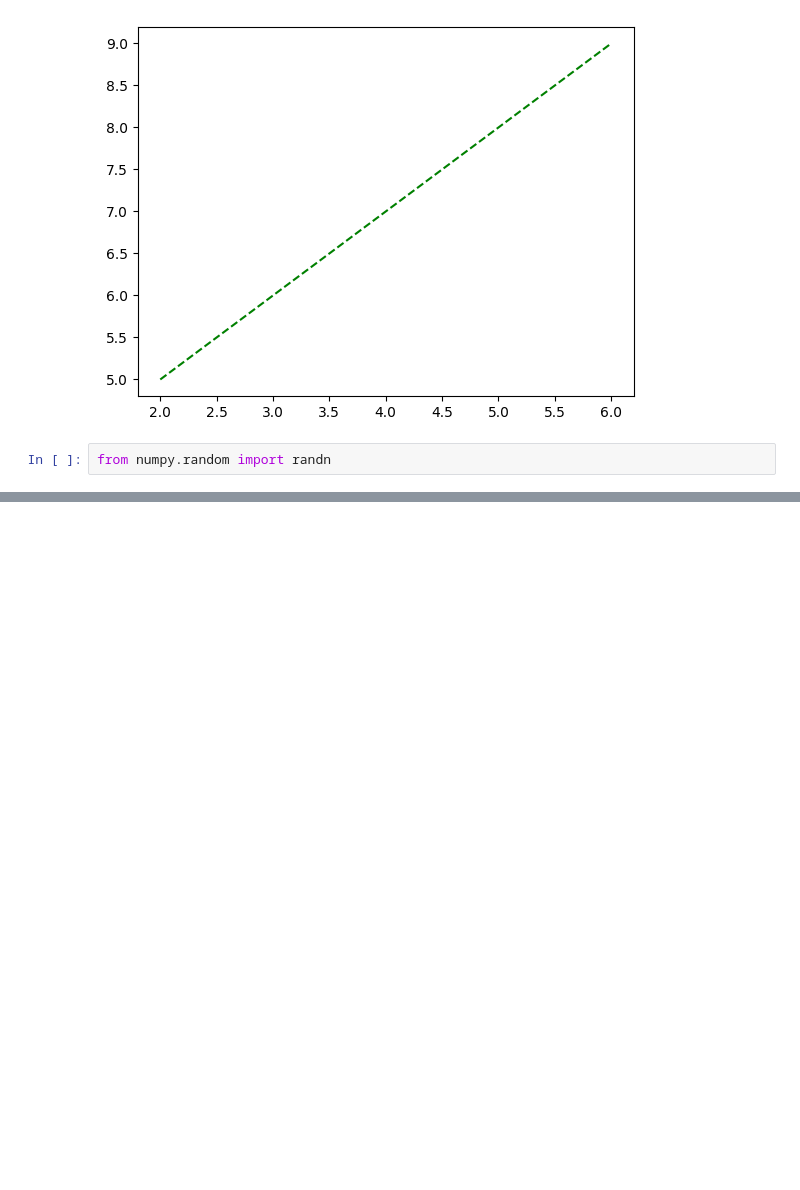
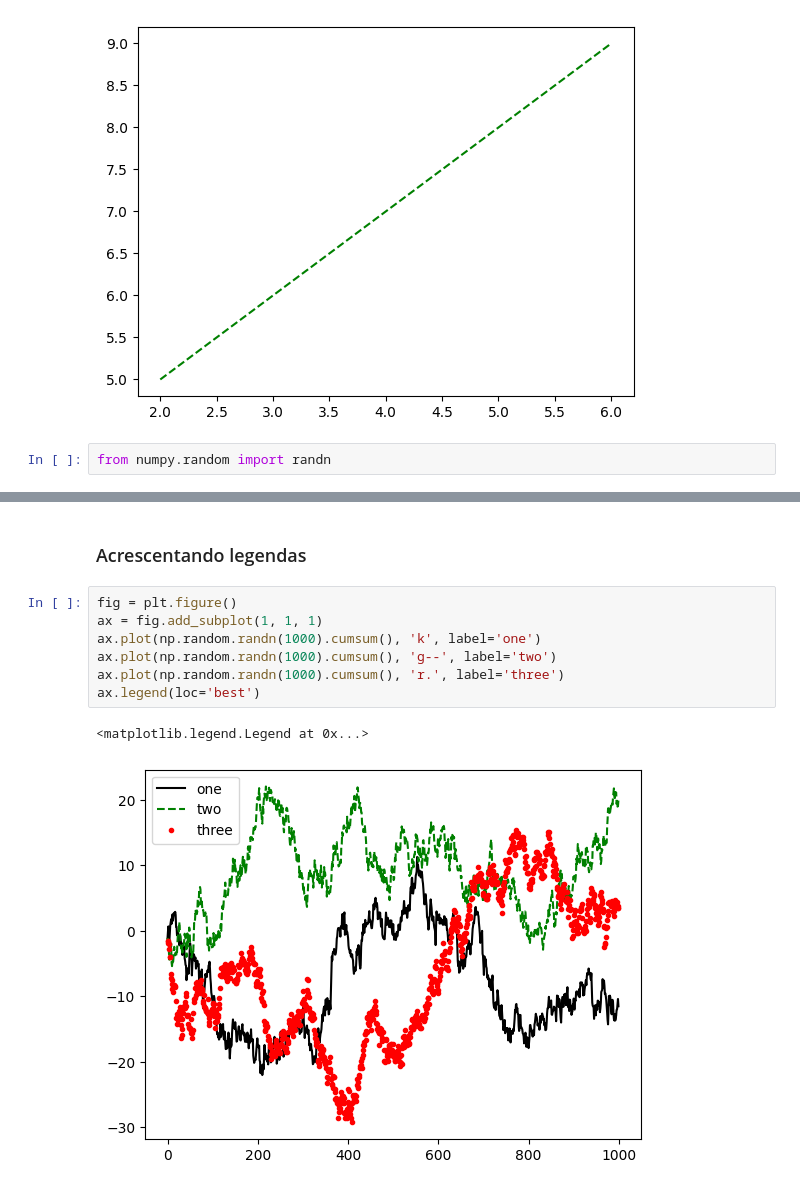
Before and after one commit to valdenio458/livro-python-para-analise-de-dados, a Jupyter notebook: capitulo_9.ipynb, the cells around one changed output, grey strips where cells are left out. Cells and saved outputs as stored; diff of their text form; blank space fills up the shorter version.

```diff
--- a/capitulo_9.ipynb
+++ b/capitulo_9.ipynb
@@ -64,0 +87,12 @@ plt.plot(randn(30).cumsum(), 'ko--')
+# %% [markdown]
+### Acrescentando legendas
+# %%
+fig = plt.figure()
+ax = fig.add_subplot(1, 1, 1)
+ax.plot(np.random.randn(1000).cumsum(), 'k', label='one')
+ax.plot(np.random.randn(1000).cumsum(), 'g--', label='two')
+ax.plot(np.random.randn(1000).cumsum(), 'r.', label='three')
+ax.legend(loc='best')
+# %% [output]
+<matplotlib.legend.Legend at 0x...>
+[figure, added]
```
Also changed, not shown: parts of 5 cells of this notebook.
